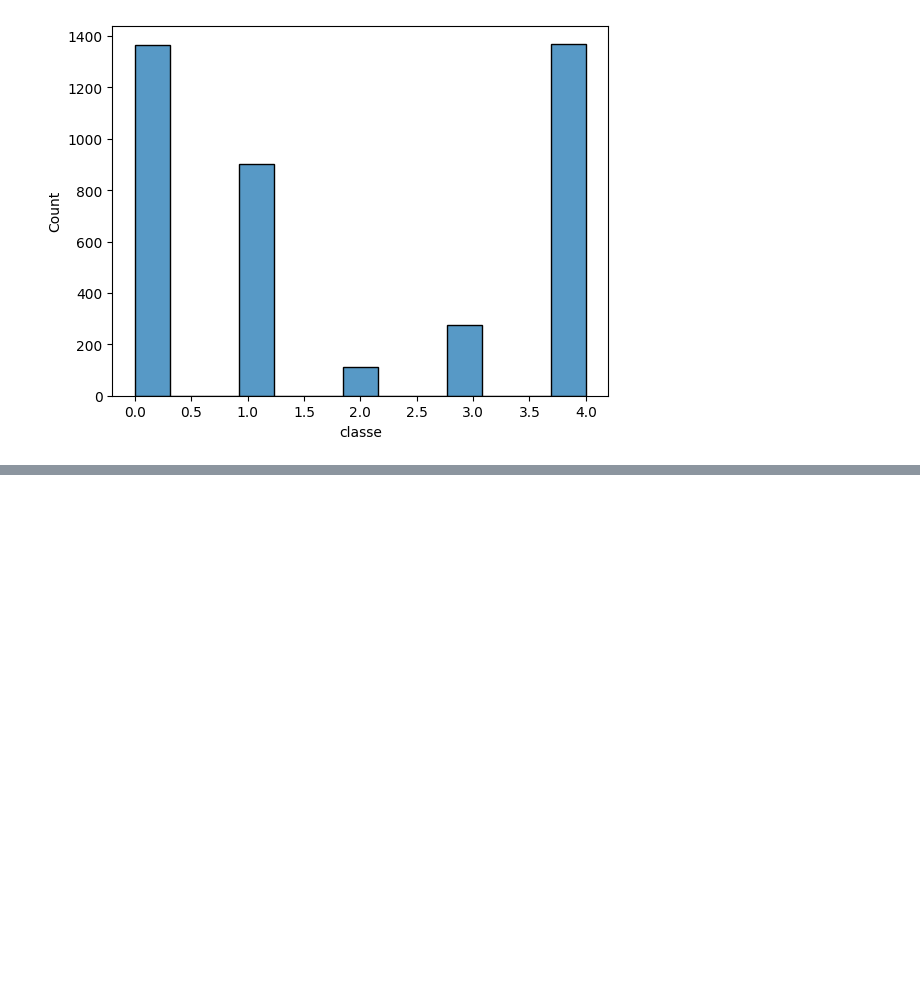
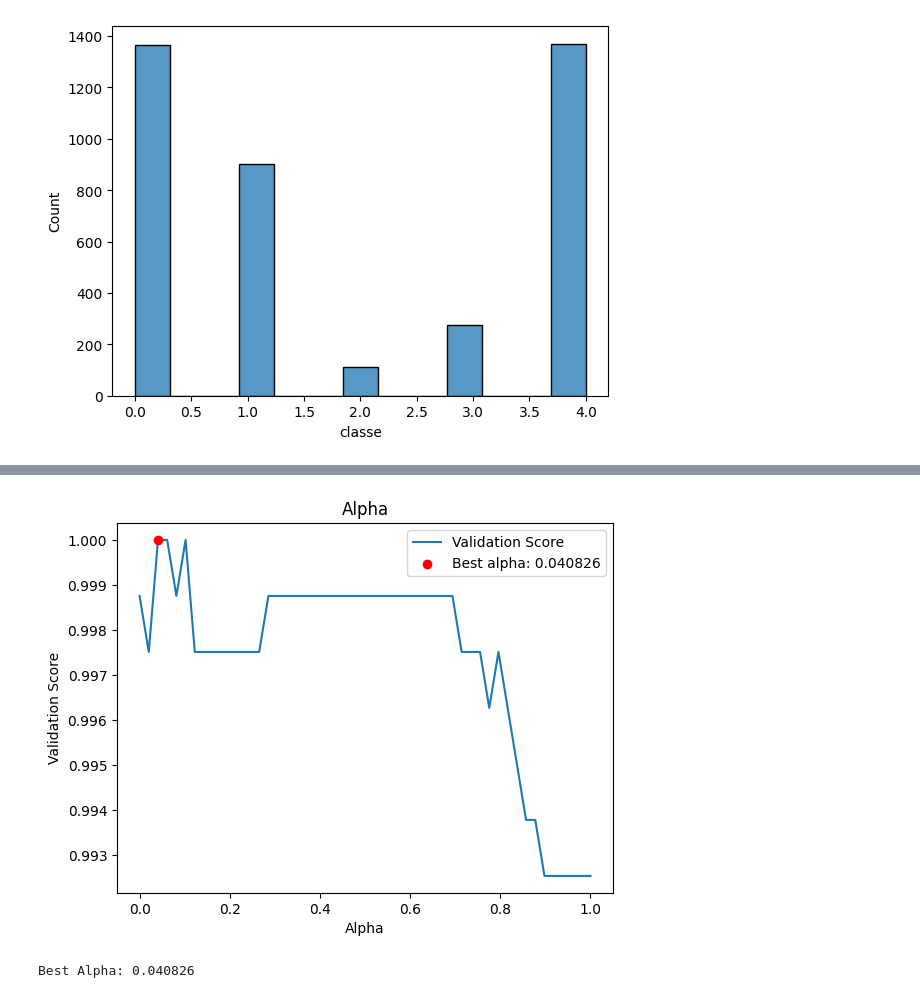
Before and after one commit to UlstuUniversityOrganization/ML-Lab4, a Jupyter notebook: lab4.ipynb, the cells around one changed output, grey strips where cells are left out. Drawn from its saved outputs; the diff is of its cells as text; code cells hidden in the pictures; blank space fills up the shorter version.

```diff
--- a/lab4.ipynb
+++ b/lab4.ipynb
@@ -125,0 +228,28 @@ sns.histplot(df[target_column_name])
+# %%
+scores = []
+alpha_values = np.linspace(0.00001, 1, 50).tolist()
+for alpha in alpha_values:
+    clf = MLPClassifier(learning_rate='constant',
+                        solver=best_optimizer,
+                        learning_rate_init=best_learning_rate,
+                        alpha=alpha,
+                        max_iter=1000,
+                        random_state=42)
+    clf.fit(x_train, y_train)
+    scores.append(clf.score(x_val, y_val))
+
+best_alpha = alpha_values[np.argmax(scores)]
+best_score = max(scores)
+
+plt.plot(alpha_values, scores, label="Validation Score")
+plt.scatter(best_alpha, best_score, color='red', label=f"Best alpha: {best_alpha:.6f}", zorder=5)
+plt.title("Alpha")
+plt.xlabel("Alpha")
+plt.ylabel("Validation Score")
+plt.legend()
+plt.show()
+
+print(f"Best Alpha: {best_alpha:.6f}")
+# %% [output]
+[figure, added]
+Best Alpha: 0.040826
```
Also changed, not shown: parts of 9 cells of this notebook.
